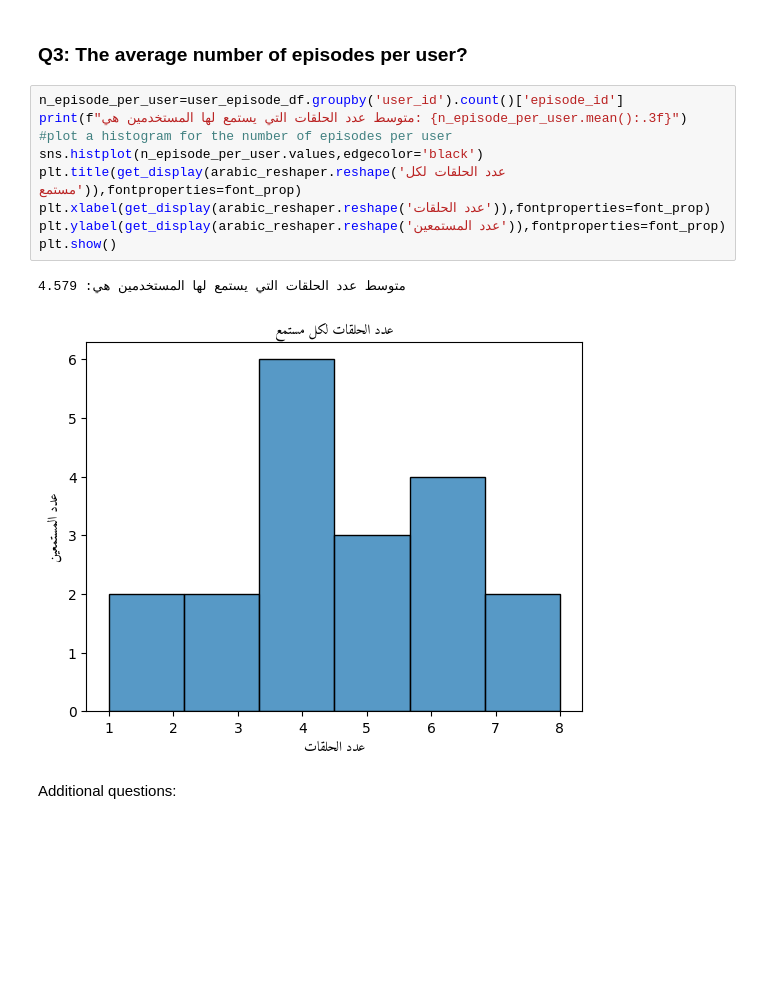
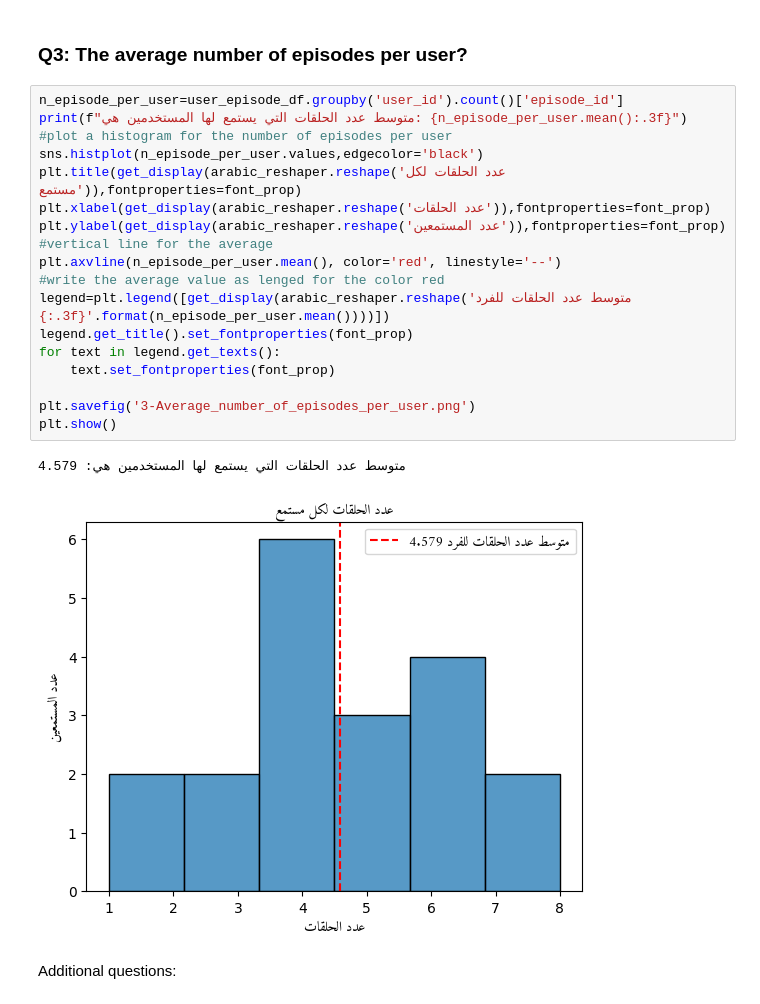
Before and after one commit to LamaAlQarni/Podcast-data-analysis-and-recommendation, a Jupyter notebook: Podcast_Data_Analysis_and_Recommendation.ipynb, the cells around one changed output. Saved outputs shown, nothing was run; the diff lists cells and outputs as text; blank space fills up the shorter version.

```diff
--- a/Podcast_Data_Analysis_and_Recommendation.ipynb
+++ b/Podcast_Data_Analysis_and_Recommendation.ipynb
@@ -190,15 +193,24 @@ plt.show()
 # %%
 n_episode_per_user=user_episode_df.groupby('user_id').count()['episode_id']
 print(f"متوسط عدد الحلقات التي يستمع لها المستخدمين هي: {n_episode_per_user.mean():.3f}")
 #plot a histogram for the number of episodes per user
 sns.histplot(n_episode_per_user.values,edgecolor='black')
 plt.title(get_display(arabic_reshaper.reshape('عدد الحلقات لكل مستمع')),fontproperties=font_prop)
 plt.xlabel(get_display(arabic_reshaper.reshape('عدد الحلقات')),fontproperties=font_prop)
 plt.ylabel(get_display(arabic_reshaper.reshape('عدد المستمعين')),fontproperties=font_prop)
+#vertical line for the average
+plt.axvline(n_episode_per_user.mean(), color='red', linestyle='--')
+#write the average value as lenged for the color red
+legend=plt.legend([get_display(arabic_reshaper.reshape('متوسط عدد الحلقات للفرد {:.3f}'.format(n_episode_per_user.mean())))])
+legend.get_title().set_fontproperties(font_prop)
+for text in legend.get_texts():
+    text.set_fontproperties(font_prop)
+
+plt.savefig('3-Average_number_of_episodes_per_user.png')
 plt.show()
 # %% [output]
 متوسط عدد الحلقات التي يستمع لها المستخدمين هي: 4.579
-[figure, old version]
+[figure, new version]
 # %% [markdown]
 Additional questions:
 # %% [markdown]
```
Also changed, not shown: parts of 11 cells of this notebook.
